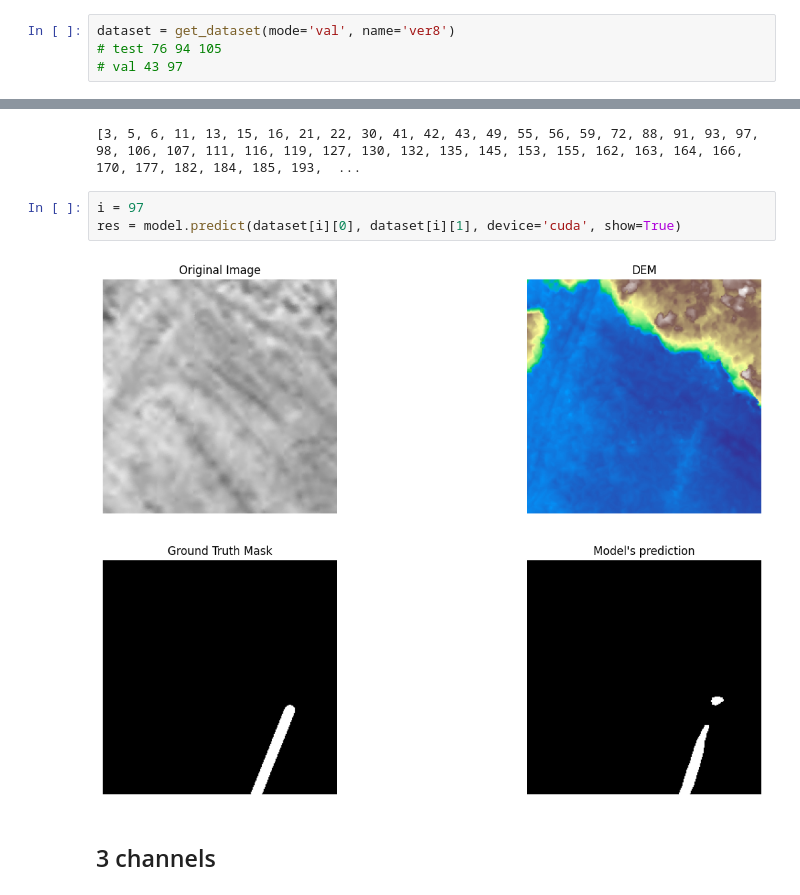
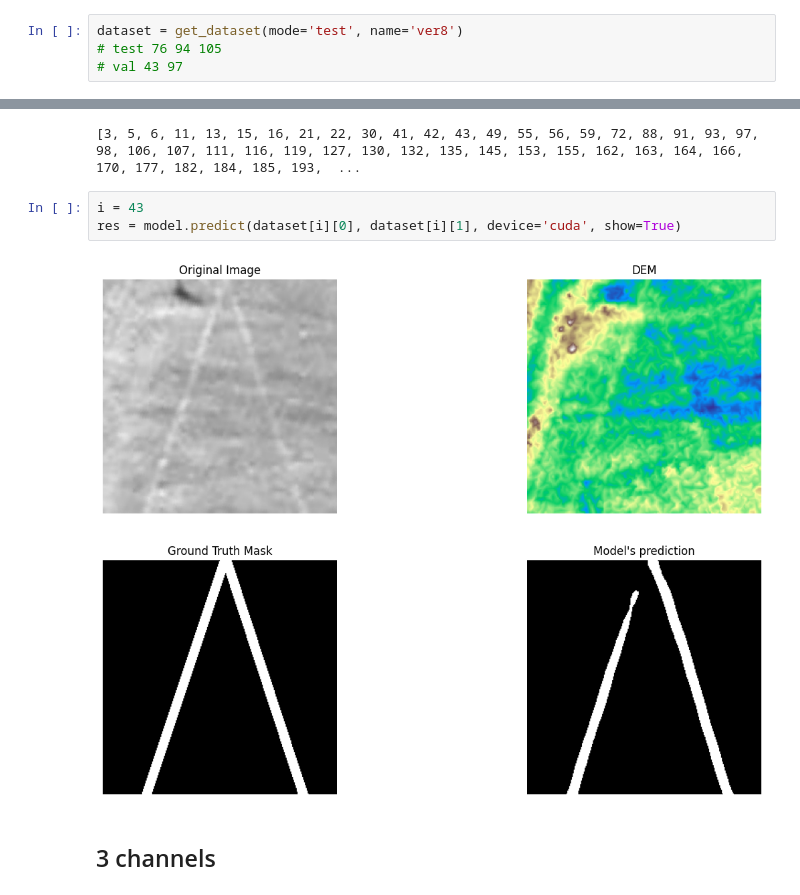
Before and after one commit to Cr1msonEdge/Drainage-detection-topography, a Jupyter notebook: notebooks/patch_predict.ipynb, the cells around one changed output, grey strips where cells are left out. Cells and saved outputs as stored; diff of their text form.

Commit message:
feat: add example images

```diff
--- a/notebooks/patch_predict.ipynb
+++ b/notebooks/patch_predict.ipynb
@@ -25,7 +25,7 @@ from helper.models.deeplab_mobilenet import *
 # %%
 model = DeepLab.load_model('DeepLabV3-20250510-235017.pt')
 # %%
-dataset = get_dataset(mode='val', name='ver8')
+dataset = get_dataset(mode='test', name='ver8')
 # test 76 94 105
 # val 43 97
 # %%
@@ -33,10 +33,10 @@ print([i for i in range(len(dataset)) if dataset[i][1].sum() != 0])
 # %% [output]
 [3, 5, 6, 11, 13, 15, 16, 21, 22, 30, 41, 42, 43, 49, 55, 56, 59, 72, 88, 91, 93, 97, 98, 106, 107, 111, 116, 119, 127, 130, 132, 135, 145, 153, 155, 162, 163, 164, 166, 170, 177, 182, 184, 185, 193,  ...
 # %%
-i = 97
+i = 43
 res = model.predict(dataset[i][0], dataset[i][1], device='cuda', show=True)
 # %% [output]
-[figure, old version]
+[figure, new version]
 # %% [markdown]
 ## 3 channels
 # %%
```
Also changed, not shown: parts of 2 cells of this notebook, 7 other files.
